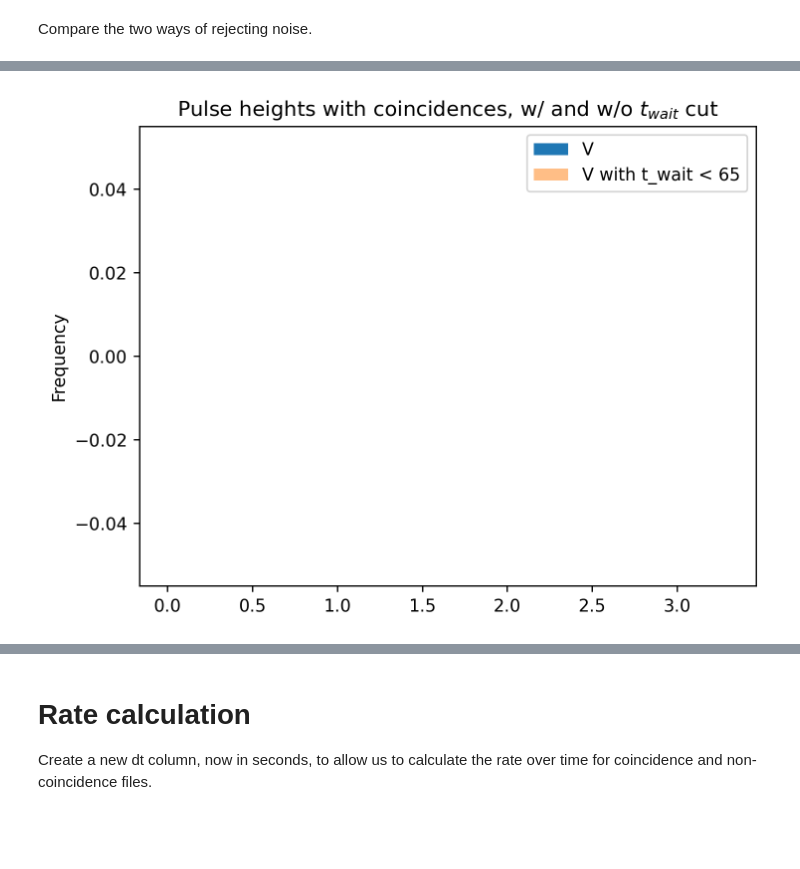
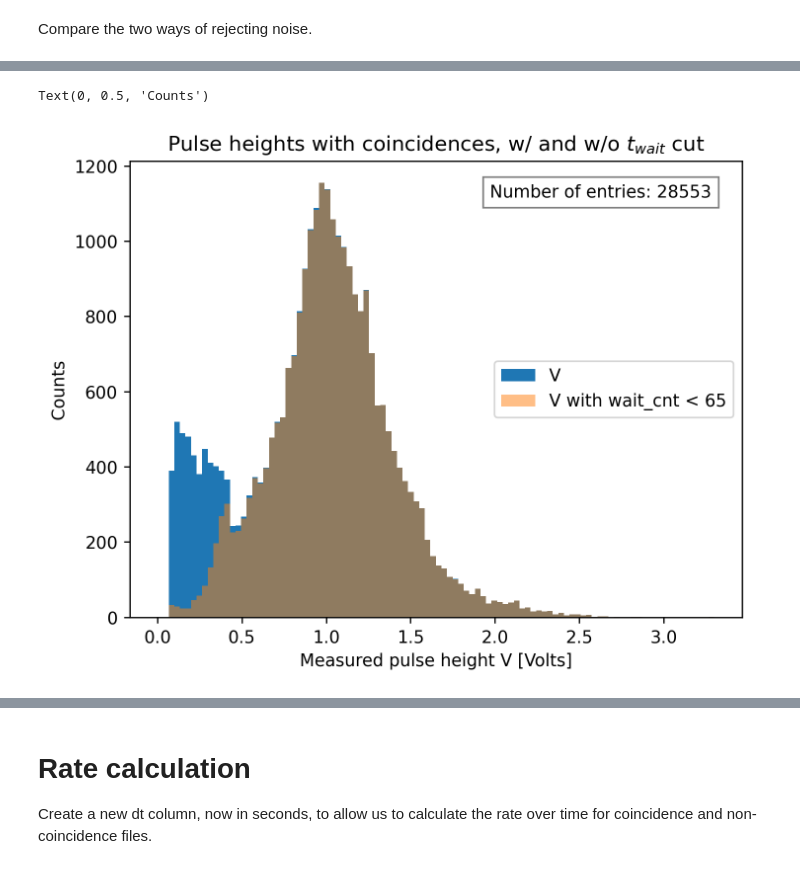
Before and after one commit to cornellpepper/CuWatch_code, a Jupyter notebook: src/pepper_analyze.ipynb, the cells around one changed output, grey strips where cells are left out. Saved outputs shown, nothing was run; the diff lists cells and outputs as text; code cells hidden in the pictures; blank space fills up the shorter version.

```diff
--- a/src/pepper_analyze.ipynb
+++ b/src/pepper_analyze.ipynb
@@ -82,9 +58,0 @@ df['t'] = df['t'] - df['t'].iloc[0]
-# %%
-if 'tstart' in locals() and tstart is not None:
-    df['time'] = pd.to_datetime(df['t'], unit='ms', origin=tstart.tz_localize(None))
-else:
-    df['time'] = pd.to_datetime(df['t'], unit='ms')
-df.set_index('time',inplace=True)
-# drop the dt column, no longer needed
-df.drop(columns='dt',inplace=True)
-df.head()
@@ -99,4 +59,6 @@ df.head()
-# %%
-# add a column for the coincidence counter, if it doesn't exist (for older data files)
-if 'coinc' not in df.columns:
-    df['coinc'] = 0
+# %%
+# ts is the timestamp in UTC in ISO 8601 format
+df['ts'] = pd.to_datetime(df['ts'], format='ISO8601', utc=True)
+df = df.set_index('ts')
+df = df.sort_index()
+df.head()
@@ -172,12 +144,12 @@ Total entries: 5640, Entries with coincidence: 0
 <Figure size 1600x1200 with 0 Axes>
 # %%
-dfcc = df[df['coinc'] >0].copy()
+dfcc = df[df['coincidence'] >0].copy()
 df['V'].plot.hist(bins=100)
 dfcc['V'].plot.hist(bins=100, alpha=0.5)
 plt.xlabel('V')
 plt.ylabel('Counts')
-plt.title(f'Measured voltages with and w/o coincidences')
-plt.legend(['All data', f'w/coincidences'])
+plt.title('Measured voltages with and w/o coincidences')
+plt.legend(['All data', 'w/coincidences'])
 total_entries = len(df)
 cut_entries = len(dfcc)
 print(f'Total entries: {total_entries}, Entries with coincidence: {cut_entries}')
@@ -220,13 +192,20 @@ Text(0.95, 0.95, 'Number of entries: 0')
 # %%
 cut=65
 dfcc['V'].plot.hist(label='V', bins=100, range=(0, 3.3))
-dfcc[dfcc['t_wait']<cut]['V'].plot.hist(alpha=0.5, label=f'V with t_wait < {cut}', bins=100, range=(0, 3.3))
+dfcc[dfcc['wait_cnt']<cut]['V'].plot.hist(alpha=0.5, label=f'V with wait_cnt < {cut}', bins=100, range=(0, 3.3))
 plt.legend()
 
 plt.title('Pulse heights with coincidences, w/ and w/o $t_{wait}$ cut')
 ncount = len(dfcc)
+plt.text(0.95, 0.95, f'Number of entries: {ncount}',
+         horizontalalignment='right', verticalalignment='top', transform=plt.gca().transAxes,
+         bbox=dict(facecolor='white', alpha=0.5))
+# label axes
+plt.xlabel('Measured pulse height V [Volts]')
+plt.ylabel('Counts')
 # %% [output]
+Text(0, 0.5, 'Counts')
-[figure, old version]
+[figure, new version]
 # %%
 plt.figure(figsize=(10, 6))
 tedges = np.linspace(30.5, 100.5, 71)
```
Also changed, not shown: parts of 23 cells of this notebook, 8 other files.
